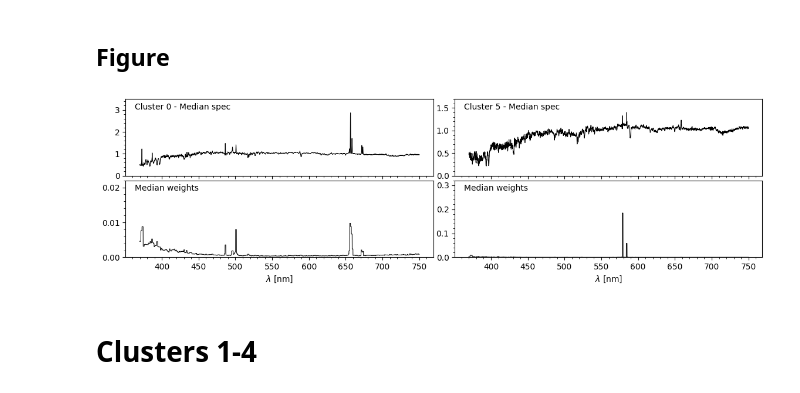
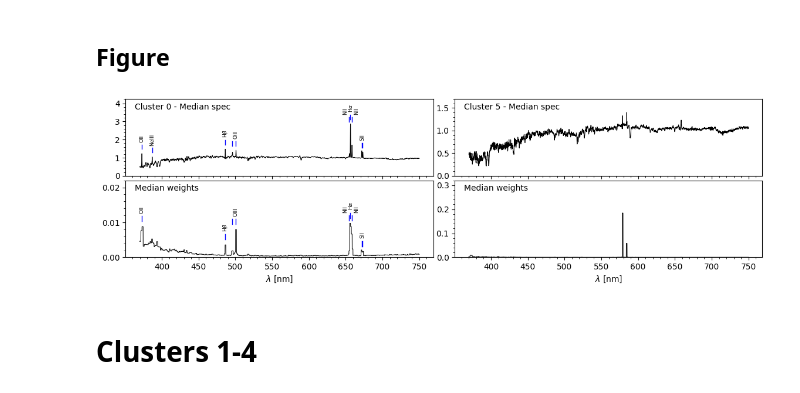
Before and after one commit to ed-ortizm/xai-astronomy, a Jupyter notebook: thesis/04_clustering_xai/03_se_cluster_analysis.ipynb, the cells around one changed output. Saved outputs shown, nothing was run; the diff lists cells and outputs as text; code cells hidden in the pictures.

Commit message:
feature: create sample figures for SE cluster 0 and 5. Add function to get ssn class distribution on a cluster base

```diff
--- a/thesis/04_clustering_xai/03_se_cluster_analysis.ipynb
+++ b/thesis/04_clustering_xai/03_se_cluster_analysis.ipynb
@@ -974,13 +974,31 @@ fig, axs = plt.subplots(
 # Cluster 0
 axs[0, 0].plot(wave_nm, med_spec_0, color="black", linewidth=lw)
 
-y_lims = (0, 3.5)
-y_ticks = range(0, 4, 1)
+y_lims = (0, 4.25)
+y_ticks = range(0, 5, 1)
 axs[0, 0].set_ylim(y_lims)
 axs[0, 0].set_yticks(y_ticks)
 
+top_lines = {
+    "indicator_starts": 0.25,
+    "indicator_height": 0.25,
+    "delta": 1,
+    "fontsize": 6.5,
+    "active_lines": ['OII', 'NeIII', 'H_beta', 'OIII', 'H_alpha', 'SII'],
+}
+add_line_indicators(axs[0, 0], wave_nm, med_spec_0, **top_lines)
+
 # weights
 axs[1, 0].plot(wave_nm, med_weights_0, color="black", linewidth=lw)
+
+bottom_lines = {
+    "indicator_starts": 0.0015,
+    "indicator_height": 0.0015,
+    "delta": 1,
+    "fontsize": 6.5,
+    "active_lines": ['OII', 'H_beta', 'OIII', 'H_alpha', 'SII'],
+}
+add_line_indicators(axs[1, 0], wave_nm, med_weights_0, **bottom_lines)
 
 # ------------------------------------------------------------------
 # Cluster 5
@@ -1015,34 +1033,34 @@ for ax in axs.flatten():
 axs[0, 0].text(
     0.03, 0.95, 'Cluster 0 - Median spec', transform=axs[0, 0].transAxes,
     # fontsize=14,
     verticalalignment='top',
 )
 
 axs[1, 0].text(
     0.03, 0.95, 'Median weights', transform=axs[1, 0].transAxes,
     # fontsize=14,
     verticalalignment='top',
 )
 
 # add text cluster 5
 axs[0, 1].text(
     0.03, 0.95, 'Cluster 5 - Median spec', transform=axs[0, 1].transAxes,
     # fontsize=14,
     verticalalignment='top',
 )
 axs[1, 1].text(
     0.03, 0.95, 'Median weights', transform=axs[1, 1].transAxes,
     # fontsize=14,
     verticalalignment='top',
 )
 
 plt.subplots_adjust(hspace=0.06, wspace=0.07)
 plt.show()
 # # save fig
 # fname = 'se_cluster_0_5'
 # fig.savefig(f"{ch_6_dir}/{fname}_med.pdf", bbox_inches="tight")
 # %% [output]
-[figure, old version]
+[figure, new version]
 # %% [markdown]
 # Clusters 1-4
 # %% [markdown]
```
